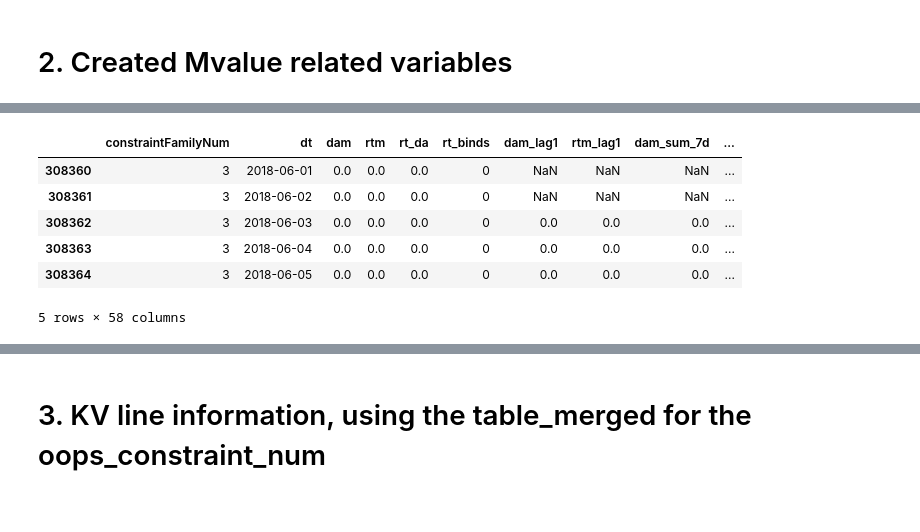
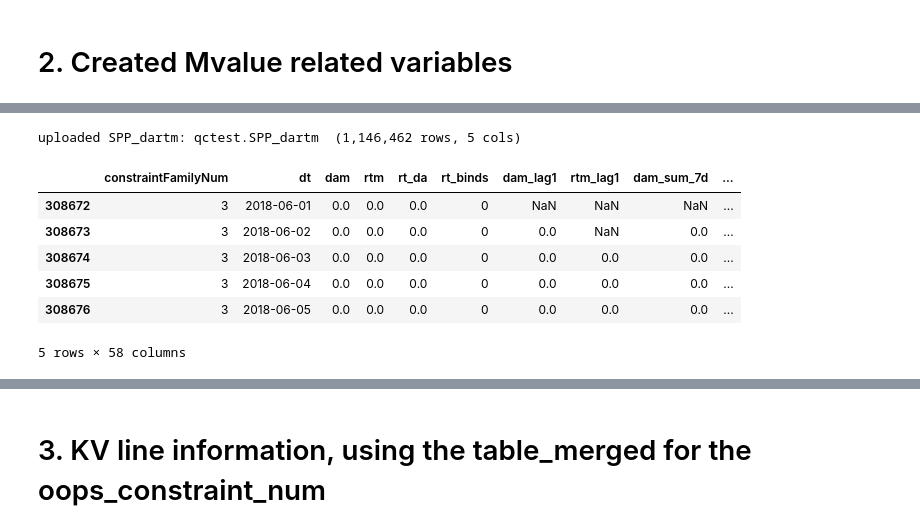
Before and after one commit to qingcheng-rgb/Qingcheng, a Jupyter notebook: QCTest/constraint_family_exposure_risk/SPP_risk_cut.ipynb, the cells around one changed output, grey strips where cells are left out. Saved outputs shown, nothing was run; the diff lists cells and outputs as text; code cells hidden in the pictures.

```diff
--- a/QCTest/constraint_family_exposure_risk/SPP_risk_cut.ipynb
+++ b/QCTest/constraint_family_exposure_risk/SPP_risk_cut.ipynb
@@ -440,3 +465,14 @@ rows: 152250 | families: 2004
+# %%
+# upload intermediate tables to the BigQuery `temp` dataset
+uploads = {
+    'SPP_dartm':                dartm_hr
+}
+for tbl, _df in uploads.items():
+    ref = bigquery_functions.upload_to_bq_from_dataframe(
+        _df, dataset_name='qctest', table_name=tbl, temp=True)
+    print(f"uploaded {tbl}: {ref}  ({len(_df):,} rows, {_df.shape[1]} cols)")
+# %% [output]
+uploaded SPP_dartm: qctest.SPP_dartm  (1,146,462 rows, 5 cols)
 # %%
 # Add the past 7/30 appearing times and 7/30 past days logic for the mvalue.
 # columns end with times mean the past appearing rows when either da or rt has mvalue, columns end with nothing mean it's for the past x days mvalue
@@ -552,8 +588,9 @@ daily["rt_binds"] = (daily["rtm"] != 0).astype(int)
 
 # LAGGED base: shift 2 calendar days -> rolling never sees bid_dt or bid_dt-1
 g = daily.groupby("constraintFamilyNum", sort=False)
-for c in ["dam", "rtm", "rt_da", "rt_binds"]:
+for c in [ "rtm", "rt_da", "rt_binds"]:
     daily[c + "_l"] = g[c].shift(2)
+daily['dam_l'] = g['dam'].shift(1)
 
 gl = daily.groupby("constraintFamilyNum", sort=False)
 def roll(col, w, how):
@@ -567,36 +604,36 @@ for nm, w in WIN.items():
 daily["rtda_1d"] = daily["rt_da_l"]
 for nm, w in WIN.items():
     r = gl["rt_da_l"].rolling(w, min_periods=1).agg(["sum", "mean", "max", "min"]); r.index = r.index.droplevel(0)
     daily[f"rtda_sum_{nm}"] = r["sum"]; daily[f"rtda_avg_{nm}"] = r["mean"]
     daily[f"rtda_max_{nm}"] = r["max"]; daily[f"rtda_min_{nm}"] = r["min"]
 
 for nm, w in {"1m": 30, "3m": 90, "1y": 365, "3y": 1095}.items():
     daily[f"rtda_std_{nm}"] = roll("rt_da_l", w, "std")
 
 for nm, w in WIN.items():
     daily[f"rt_max_{nm}"] = roll("rtm_l", w, "min")
 
 for nm, w in WIN.items():
     daily[f"rt_nz_cnt_{nm}"] = roll("rt_binds_l", w, "sum")
 
 for nm, w in WIN.items():
     freq      = daily[f"rt_nz_cnt_{nm}"] / w
     intensity = daily[f"rtm_sum_{nm}"] / daily[f"rt_nz_cnt_{nm}"].replace(0, np.nan)
     daily[f"rt_spike_{nm}"] = intensity.fillna(0) * (1 - freq)
 
 # keep ONLY the rows that originally existed; drop helper (_l) + flag cols
 daily = daily.drop(
     columns=[c for c in daily.columns if c.endswith("_l")] + ["_orig"])
 daily["dt"] = daily["dt"].dt.strftime("%Y-%m-%d")
 
 del grid                       # free the ~3.7M-row densified family×calendar grid
 gc.collect()
 daily.head()
 # %% [output]
 |  | constraintFamilyNum | dt | dam | rtm | rt_da | rt_binds | dam_lag1 | rtm_lag1 | dam_sum_7d | ... |
-| 308360 | 3 | 2018-06-01 | 0.0 | 0.0 | 0.0 | 0 | NaN | NaN | NaN | ... |
-| 308361 | 3 | 2018-06-02 | 0.0 | 0.0 | 0.0 | 0 | NaN | NaN | NaN | ... |
-| 308362 | 3 | 2018-06-03 | 0.0 | 0.0 | 0.0 | 0 | 0.0 | 0.0 | 0.0 | ... |
-| 308363 | 3 | 2018-06-04 | 0.0 | 0.0 | 0.0 | 0 | 0.0 | 0.0 | 0.0 | ... |
-| 308364 | 3 | 2018-06-05 | 0.0 | 0.0 | 0.0 | 0 | 0.0 | 0.0 | 0.0 | ... |
+| 308672 | 3 | 2018-06-01 | 0.0 | 0.0 | 0.0 | 0 | NaN | NaN | NaN | ... |
+| 308673 | 3 | 2018-06-02 | 0.0 | 0.0 | 0.0 | 0 | 0.0 | NaN | 0.0 | ... |
+| 308674 | 3 | 2018-06-03 | 0.0 | 0.0 | 0.0 | 0 | 0.0 | 0.0 | 0.0 | ... |
+| 308675 | 3 | 2018-06-04 | 0.0 | 0.0 | 0.0 | 0 | 0.0 | 0.0 | 0.0 | ... |
+| 308676 | 3 | 2018-06-05 | 0.0 | 0.0 | 0.0 | 0 | 0.0 | 0.0 | 0.0 | ... |
 5 rows × 58 columns
```
Also changed, not shown: parts of 19 cells of this notebook, 8 other files.
